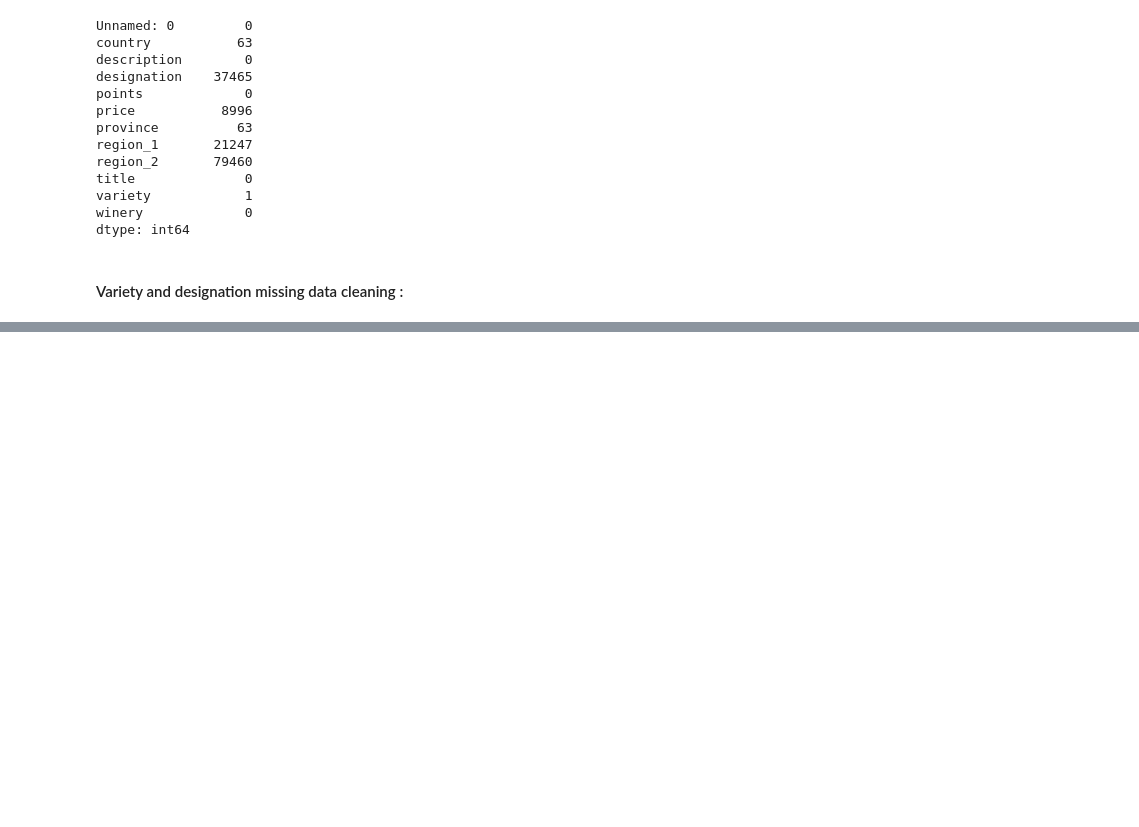
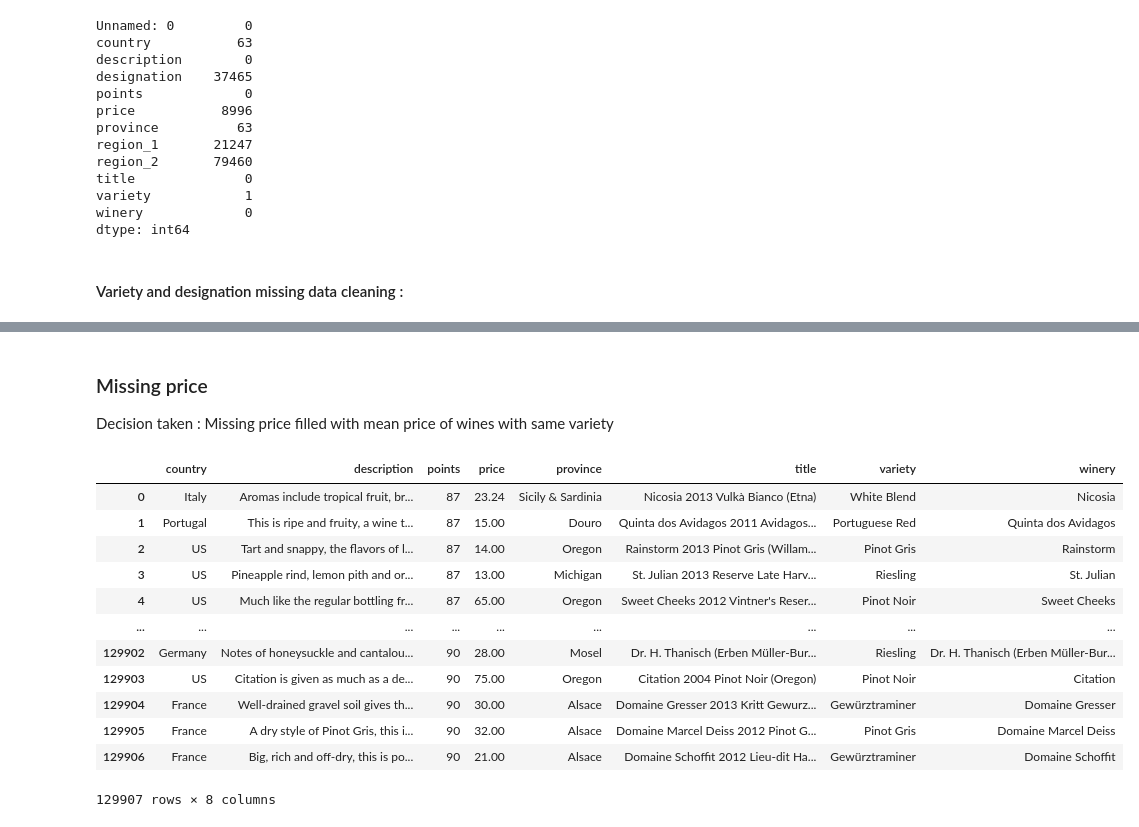
Before and after one commit to sabrinaauger/wino, a Jupyter notebook: notebooks/Wine Reviews.ipynb, the cells around one changed output, grey strips where cells are left out. Cells and saved outputs as stored; diff of their text form; code cells hidden in the pictures; blank space fills up the shorter version.

```diff
--- a/notebooks/Wine Reviews.ipynb
+++ b/notebooks/Wine Reviews.ipynb
@@ -214,0 +239,3 @@ else:
+# %%
+wine_review1_df.drop(columns='region_1', inplace=True)
+wine_review1_df.isna().sum()
@@ -214,0 +262,3 @@ else:
+# %%
+# Dropping the 63 instances that have missing country and province
+wine_review1_df.dropna(subset='province', inplace=True)
@@ -214,0 +277,34 @@ else:
+# %% [markdown]
+### Missing price
+Decision taken : Missing price filled with mean price of wines with same variety
+# %%
+#Frequency of each unique variety
+wine_variety=pd.DataFrame(wine_review1_df['variety'].value_counts())
+
+#Calculating the mean price per variety
+mean_price_per_variety=pd.DataFrame(wine_review1_df.groupby('variety')['price'].mean())
+mean_price_per_variety
+
+#Replacing the missing price with mean price of same variety of wine when applicable
+
+wine_review1_df = pd.merge(wine_review1_df, mean_price_per_variety, on='variety', how='left',suffixes=('', '_mean'))
+wine_review1_df['price'] = wine_review1_df.apply(lambda row: row['price_mean'] if pd.isnull(row['price']) else row['price'], axis=1)
+# %%
+wine_review1_df=wine_review1_df.drop(columns=['price_mean'])
+# %%
+wine_review1_df['price']=wine_review1_df['price'].round(2)
+wine_review1_df
+# %% [output]
+|  | country | description | points | price | province | title | variety | winery |
+| 0 | Italy | Aromas include tropical fruit, br... | 87 | 23.24 | Sicily & Sardinia | Nicosia 2013 Vulkà Bianco (Etna) | White Blend | Nicosia |
+| 1 | Portugal | This is ripe and fruity, a wine t... | 87 | 15.00 | Douro | Quinta dos Avidagos 2011 Avidagos... | Portuguese Red | Quinta dos Avidagos |
+| 2 | US | Tart and snappy, the flavors of l... | 87 | 14.00 | Oregon | Rainstorm 2013 Pinot Gris (Willam... | Pinot Gris | Rainstorm |
+| 3 | US | Pineapple rind, lemon pith and or... | 87 | 13.00 | Michigan | St. Julian 2013 Reserve Late Harv... | Riesling | St. Julian |
+| 4 | US | Much like the regular bottling fr... | 87 | 65.00 | Oregon | Sweet Cheeks 2012 Vintner's Reser... | Pinot Noir | Sweet Cheeks |
+| ... | ... | ... | ... | ... | ... | ... | ... | ... |
+| 129902 | Germany | Notes of honeysuckle and cantalou... | 90 | 28.00 | Mosel | Dr. H. Thanisch (Erben Müller-Bur... | Riesling | Dr. H. Thanisch (Erben Müller-Bur... |
+| 129903 | US | Citation is given as much as a de... | 90 | 75.00 | Oregon | Citation 2004 Pinot Noir (Oregon) | Pinot Noir | Citation |
+| 129904 | France | Well-drained gravel soil gives th... | 90 | 30.00 | Alsace | Domaine Gresser 2013 Kritt Gewurz... | Gewürztraminer | Domaine Gresser |
+| 129905 | France | A dry style of Pinot Gris, this i... | 90 | 32.00 | Alsace | Domaine Marcel Deiss 2012 Pinot G... | Pinot Gris | Domaine Marcel Deiss |
+| 129906 | France | Big, rich and off-dry, this is po... | 90 | 21.00 | Alsace | Domaine Schoffit 2012 Lieu-dit Ha... | Gewürztraminer | Domaine Schoffit |
+129907 rows × 8 columns
```
Also changed, not shown: parts of 21 cells of this notebook.
